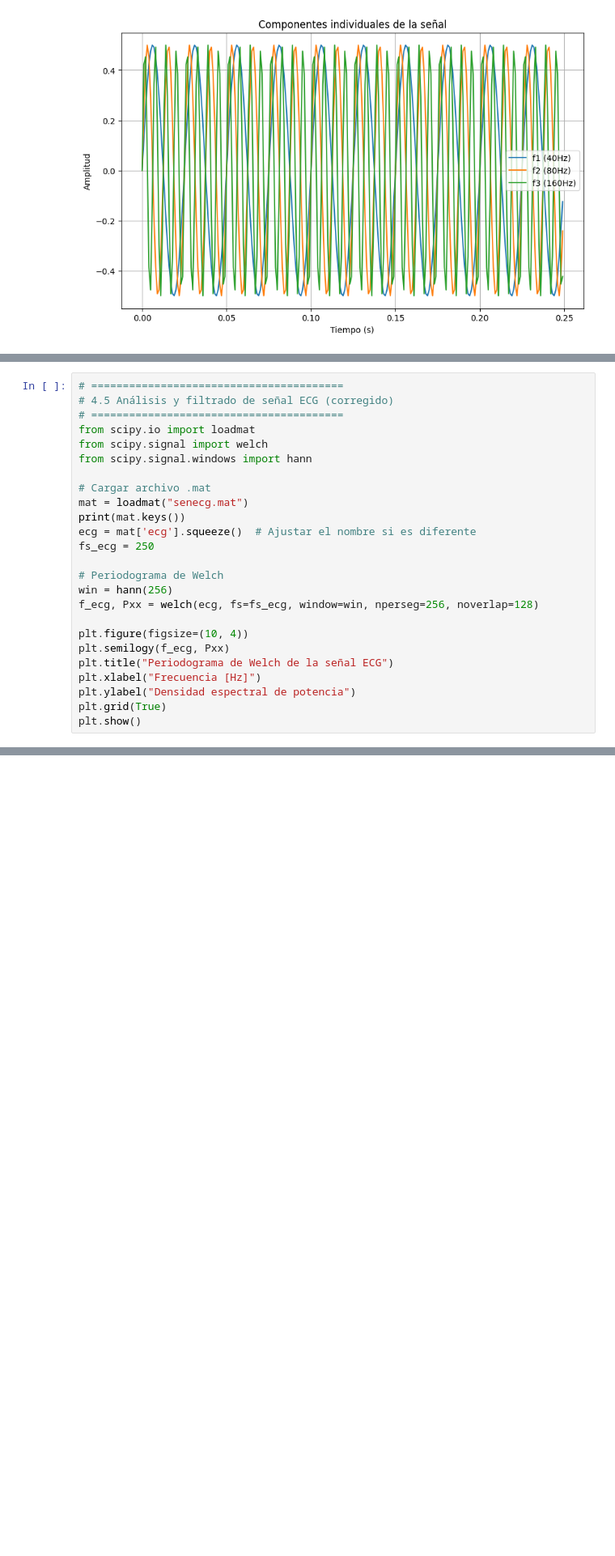
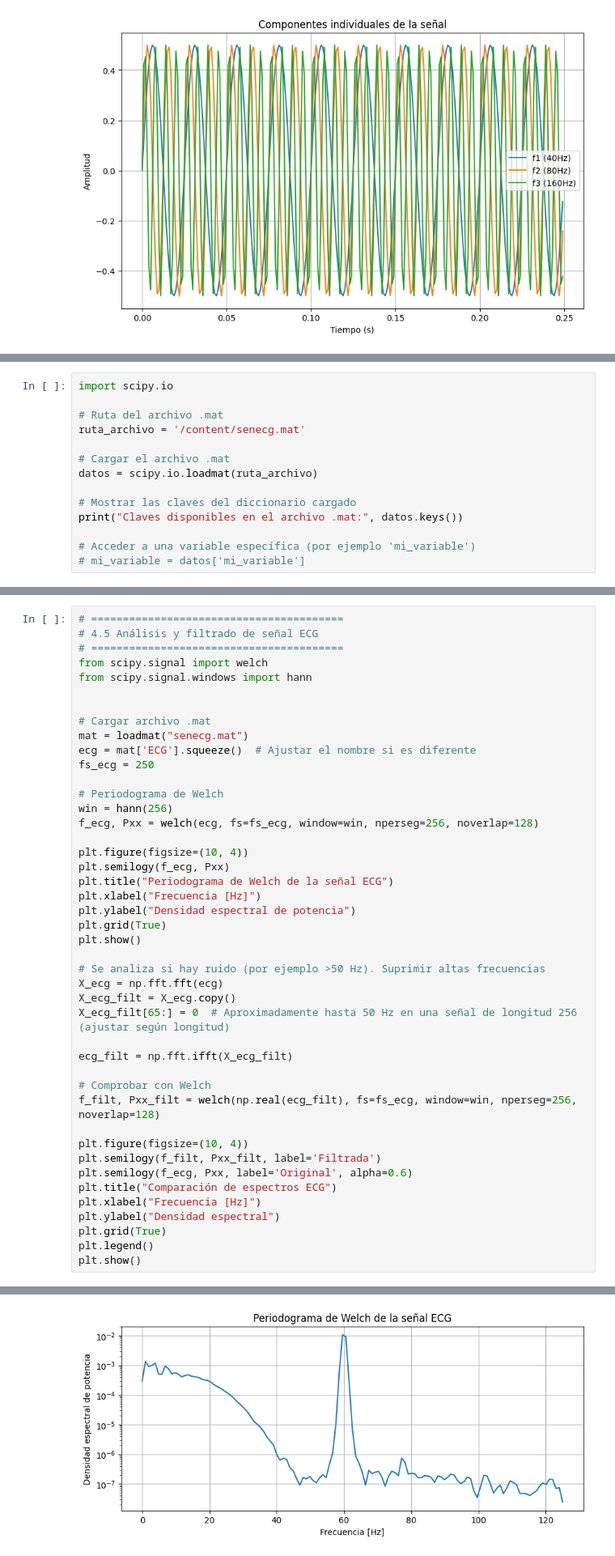
Before and after one commit to LisethTiria/Biosenales-2025-1, a Jupyter notebook: Práctica5/Practica5.ipynb, the cells around one changed output, grey strips where cells are left out. Shown: that part at 81% size. Drawn from its saved outputs; the diff is of its cells as text; blank space fills up the shorter version.

```diff
--- a/Práctica5/Practica5.ipynb
+++ b/Práctica5/Practica5.ipynb
@@ -113,0 +119,14 @@ plt.show()
+# %%
+import scipy.io
+
+# Ruta del archivo .mat
+ruta_archivo = '/content/senecg.mat'
+
+# Cargar el archivo .mat
+datos = scipy.io.loadmat(ruta_archivo)
+
+# Mostrar las claves del diccionario cargado
+print("Claves disponibles en el archivo .mat:", datos.keys())
+
+# Acceder a una variable específica (por ejemplo 'mi_variable')
+# mi_variable = datos['mi_variable']
@@ -114,15 +135,14 @@ plt.show()
 # %%
 # ========================================
-# 4.5 Análisis y filtrado de señal ECG (corregido)
+# 4.5 Análisis y filtrado de señal ECG
 # ========================================
-from scipy.io import loadmat
 from scipy.signal import welch
 from scipy.signal.windows import hann
 
+
 # Cargar archivo .mat
 mat = loadmat("senecg.mat")
-print(mat.keys())
-ecg = mat['ecg'].squeeze()  # Ajustar el nombre si es diferente
+ecg = mat['ECG'].squeeze()  # Ajustar el nombre si es diferente
 fs_ecg = 250
 
 # Periodograma de Welch
@@ -136,4 +156,24 @@ plt.xlabel("Frecuencia [Hz]")
 plt.ylabel("Densidad espectral de potencia")
 plt.grid(True)
 plt.show()
+
+# Se analiza si hay ruido (por ejemplo >50 Hz). Suprimir altas frecuencias
+X_ecg = np.fft.fft(ecg)
+X_ecg_filt = X_ecg.copy()
+X_ecg_filt[65:] = 0  # Aproximadamente hasta 50 Hz en una señal de longitud 256 (ajustar según longitud)
+
+ecg_filt = np.fft.ifft(X_ecg_filt)
+
+# Comprobar con Welch
+f_filt, Pxx_filt = welch(np.real(ecg_filt), fs=fs_ecg, window=win, nperseg=256, noverlap=128)
+
+plt.figure(figsize=(10, 4))
+plt.semilogy(f_filt, Pxx_filt, label='Filtrada')
+plt.semilogy(f_ecg, Pxx, label='Original', alpha=0.6)
+plt.title("Comparación de espectros ECG")
+plt.xlabel("Frecuencia [Hz]")
+plt.ylabel("Densidad espectral")
+plt.grid(True)
+plt.legend()
+plt.show()
 # %% [output]
@@ -140,0 +180 @@ error: Error -3 while decompressing data: unknown compression method
+[figure, added]
```
Also changed, not shown: parts of 4 cells of this notebook.
